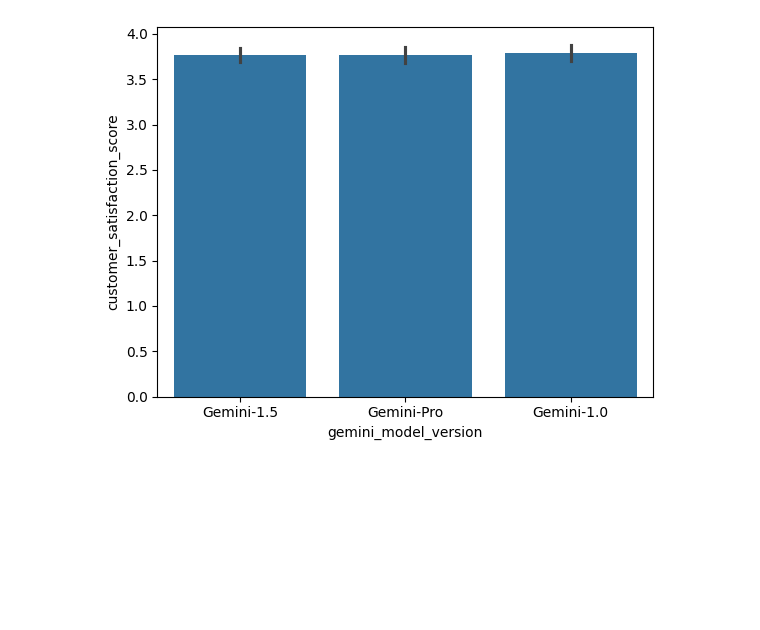
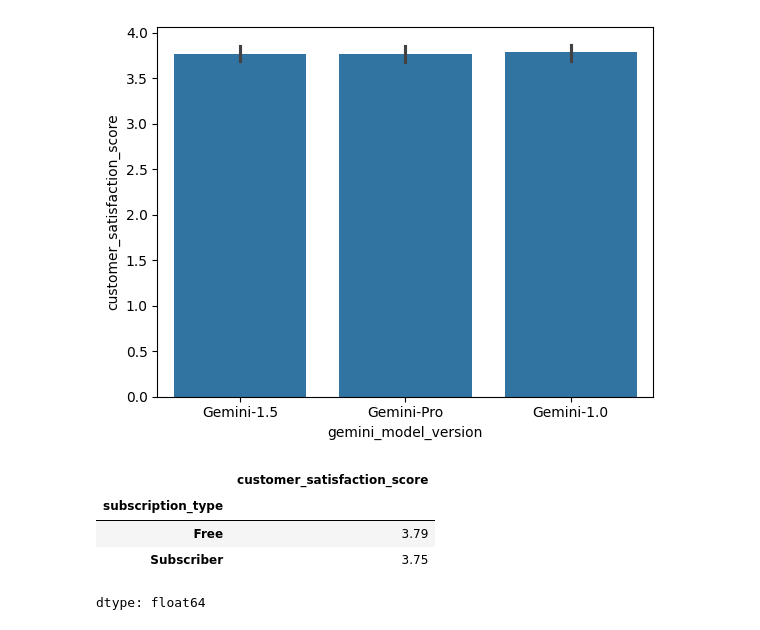
Before and after one commit to vermanaman419-prog/User-Interaction-Satisfaction-Analysis-of-Gen-AI-Model, a Jupyter notebook: 📊_User_Interaction_&_Satisfaction_Analysis_of_Generative_AI_Model_.ipynb, the cells around one changed output. Drawn from its saved outputs; the diff is of its cells as text; code cells hidden in the pictures; blank space fills up the shorter version.

```diff
--- a/📊_User_Interaction_&_Satisfaction_Analysis_of_Generative_AI_Model_.ipynb
+++ b/📊_User_Interaction_&_Satisfaction_Analysis_of_Generative_AI_Model_.ipynb
@@ -208,3 +208,18 @@ sns.barplot(
 plt.show()
 # %% [output]
 [figure]
+# %%
+# calculate average satisfaction by subscription type
+avg_satisfaction = (
+    df.groupby("subscription_type")["customer_satisfaction_score"]
+    .mean()
+    .round(2)
+)
+
+avg_satisfaction
+# %% [output]
+|  | customer_satisfaction_score |
+| subscription_type |  |
+| Free | 3.79 |
+| Subscriber | 3.75 |
+dtype: float64
```
Also changed, not shown: parts of 2 cells of this notebook.
